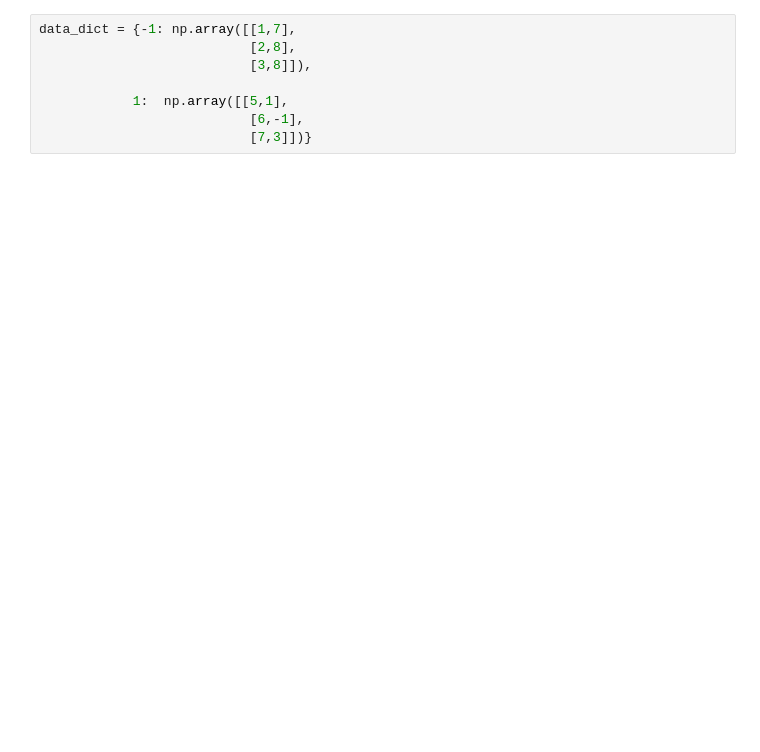
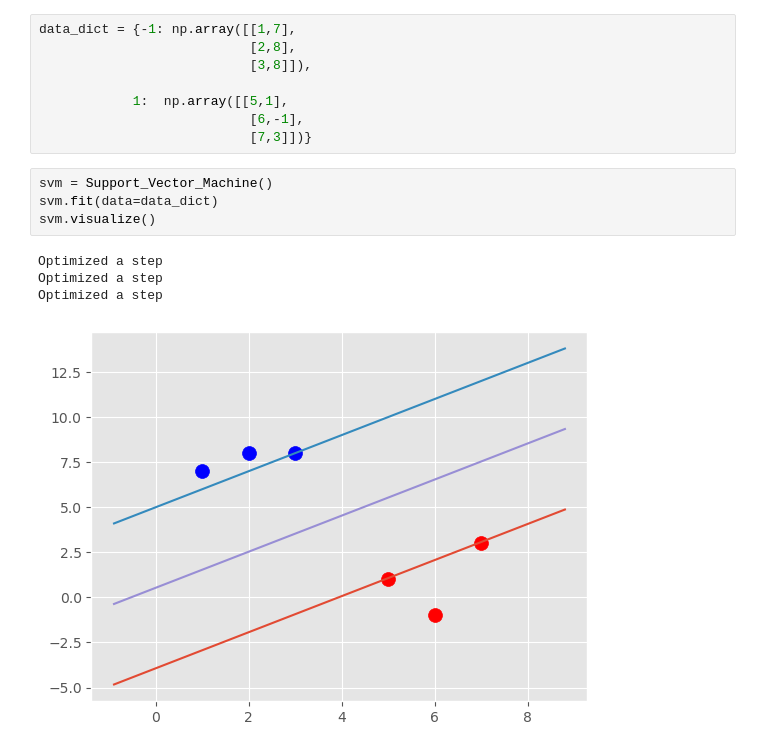
Before and after one commit to qwerty0252/mlAgorithms, a Jupyter notebook: svmS.ipynb, the cells around one changed output. Cells and saved outputs as stored; diff of their text form; blank space fills up the shorter version.

```diff
--- a/svmS.ipynb
+++ b/svmS.ipynb
@@ -83,3 +113,12 @@ data_dict = {-1: np.array([[1,7],
             1:  np.array([[5,1],
                            [6,-1],
                            [7,3]])}
+# %%
+svm = Support_Vector_Machine()
+svm.fit(data=data_dict)
+svm.visualize()
+# %% [output]
+Optimized a step
+Optimized a step
+Optimized a step
+[figure, added]
```
Also changed, not shown: parts of 1 cell of this notebook.
